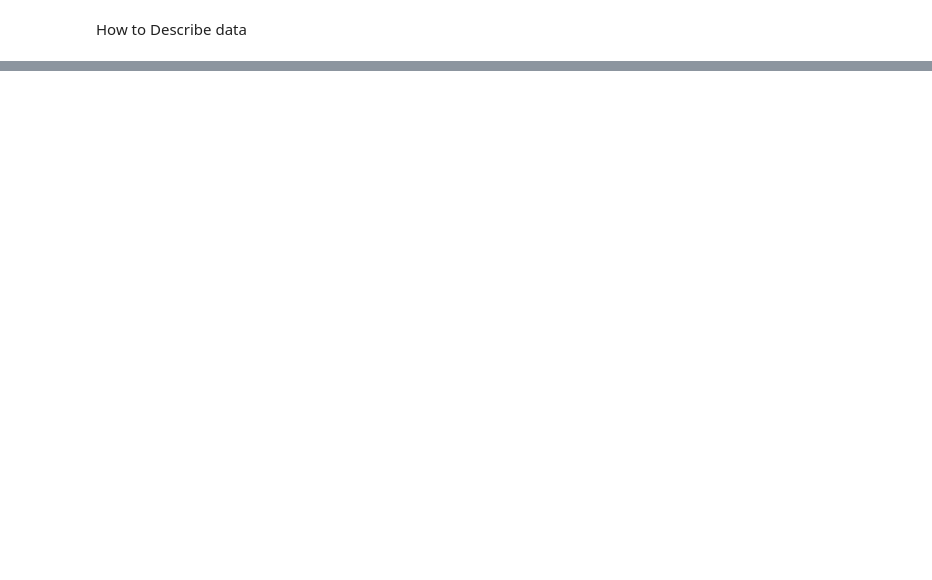
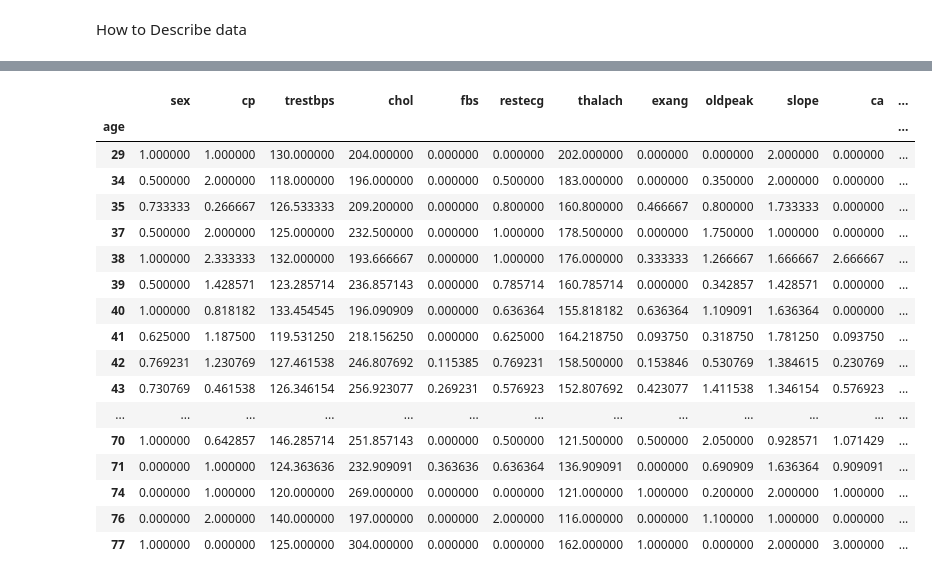
Before and after one commit to MehmoodCoder/Ai_Ml_Course, a Jupyter notebook: Ai_Ml/Main/pandas_intro.ipynb, the cells around one changed output, grey strips where cells are left out. Cells and saved outputs as stored; diff of their text form; code cells hidden in the pictures; blank space fills up the shorter version.

Commit message:
Pandas intro : data selection

```diff
--- a/Ai_Ml/Main/pandas_intro.ipynb
+++ b/Ai_Ml/Main/pandas_intro.ipynb
@@ -41,6 +79,8 @@ How to Describe data
 # attribute is not a function
 # attribute is not followed by paranthesis
 # examples :
+
+heart = pd.read_csv("../Data/heart.csv")
 
 heart.dtypes
 
@@ -57,3 +97,17 @@ index
 heart.describe() # works only for numerical data
 heart.info()
 heart.mean() # works only for numerical data
+
+# Finished
+
+# Next
+
+heart["age"]
+
+heart["age"].mean()
+
+heart["age"].sum()
+
+heart["age"].max()
+
+heart["age"].min()
@@ -59,0 +194,29 @@ heart.mean() # works only for numerical data
+# %%
+# crosstab() is used to combine two column
+
+pd.crosstab(heart['age'], heart['target'])
+
+# To compare more than two columns we can use a command groupby
+
+heart.groupby(['age']).mean()
+# it only works on numeric data
+# heart.dtypes
+# %% [output]
+|  | sex | cp | trestbps | chol | fbs | restecg | thalach | exang | oldpeak | slope | ca | ... |
+| age |  |  |  |  |  |  |  |  |  |  |  | ... |
+| 29 | 1.000000 | 1.000000 | 130.000000 | 204.000000 | 0.000000 | 0.000000 | 202.000000 | 0.000000 | 0.000000 | 2.000000 | 0.000000 | ... |
+| 34 | 0.500000 | 2.000000 | 118.000000 | 196.000000 | 0.000000 | 0.500000 | 183.000000 | 0.000000 | 0.350000 | 2.000000 | 0.000000 | ... |
+| 35 | 0.733333 | 0.266667 | 126.533333 | 209.200000 | 0.000000 | 0.800000 | 160.800000 | 0.466667 | 0.800000 | 1.733333 | 0.000000 | ... |
+| 37 | 0.500000 | 2.000000 | 125.000000 | 232.500000 | 0.000000 | 1.000000 | 178.500000 | 0.000000 | 1.750000 | 1.000000 | 0.000000 | ... |
+| 38 | 1.000000 | 2.333333 | 132.000000 | 193.666667 | 0.000000 | 1.000000 | 176.000000 | 0.333333 | 1.266667 | 1.666667 | 2.666667 | ... |
+| 39 | 0.500000 | 1.428571 | 123.285714 | 236.857143 | 0.000000 | 0.785714 | 160.785714 | 0.000000 | 0.342857 | 1.428571 | 0.000000 | ... |
+| 40 | 1.000000 | 0.818182 | 133.454545 | 196.090909 | 0.000000 | 0.636364 | 155.818182 | 0.636364 | 1.109091 | 1.636364 | 0.000000 | ... |
+| 41 | 0.625000 | 1.187500 | 119.531250 | 218.156250 | 0.000000 | 0.625000 | 164.218750 | 0.093750 | 0.318750 | 1.781250 | 0.093750 | ... |
+| 42 | 0.769231 | 1.230769 | 127.461538 | 246.807692 | 0.115385 | 0.769231 | 158.500000 | 0.153846 | 0.530769 | 1.384615 | 0.230769 | ... |
+| 43 | 0.730769 | 0.461538 | 126.346154 | 256.923077 | 0.269231 | 0.576923 | 152.807692 | 0.423077 | 1.411538 | 1.346154 | 0.576923 | ... |
+| ... | ... | ... | ... | ... | ... | ... | ... | ... | ... | ... | ... | ... |
+| 70 | 1.000000 | 0.642857 | 146.285714 | 251.857143 | 0.000000 | 0.500000 | 121.500000 | 0.500000 | 2.050000 | 0.928571 | 1.071429 | ... |
+| 71 | 0.000000 | 1.000000 | 124.363636 | 232.909091 | 0.363636 | 0.636364 | 136.909091 | 0.000000 | 0.690909 | 1.636364 | 0.909091 | ... |
+| 74 | 0.000000 | 1.000000 | 120.000000 | 269.000000 | 0.000000 | 0.000000 | 121.000000 | 1.000000 | 0.200000 | 2.000000 | 1.000000 | ... |
+| 76 | 0.000000 | 2.000000 | 140.000000 | 197.000000 | 0.000000 | 2.000000 | 116.000000 | 0.000000 | 1.100000 | 1.000000 | 0.000000 | ... |
+| 77 | 1.000000 | 0.000000 | 125.000000 | 304.000000 | 0.000000 | 0.000000 | 162.000000 | 1.000000 | 0.000000 | 2.000000 | 3.000000 | ... |
```
Also changed, not shown: parts of 11 cells of this notebook.
